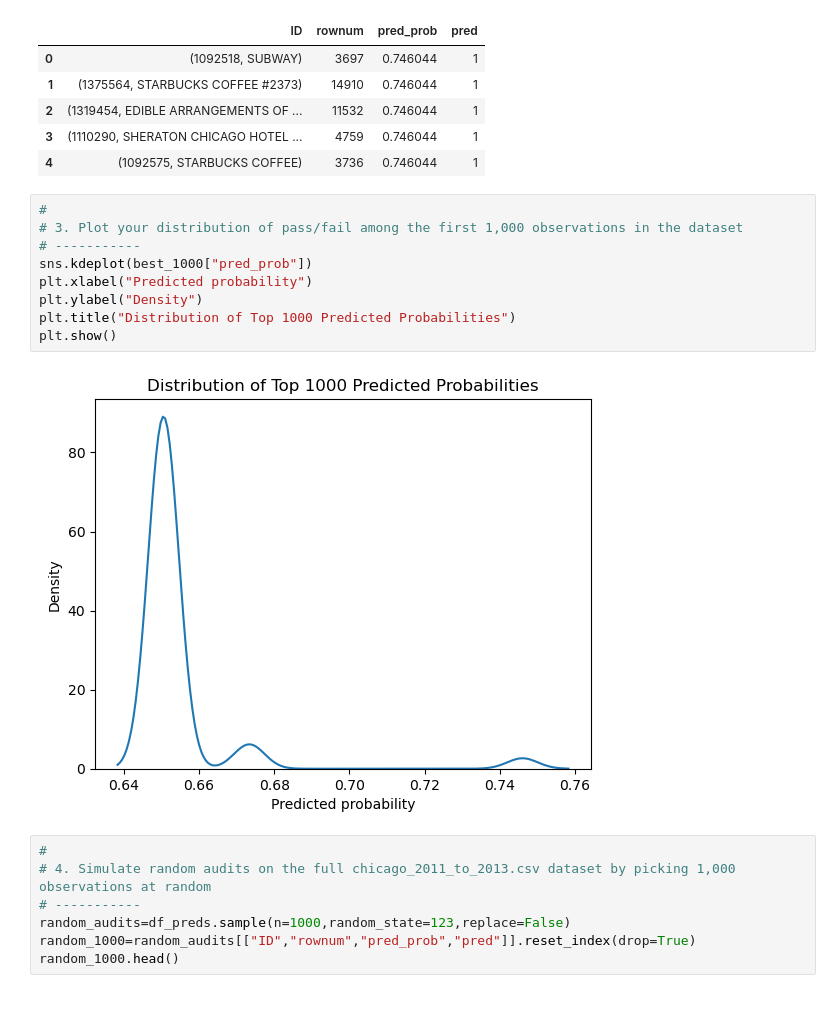
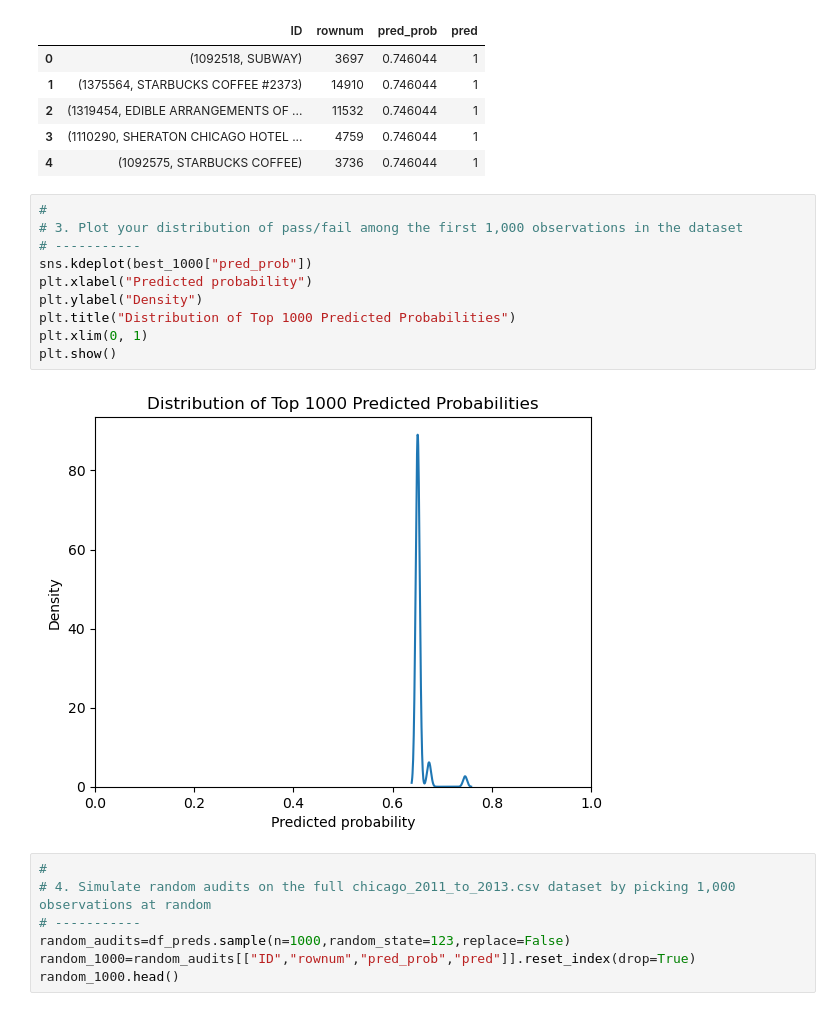
Before and after one commit to john-halifax/Computational-Social-Science-Projects, a Jupyter notebook: Project 3/Project 3 Students.ipynb, the cells around one changed output. Saved outputs shown, nothing was run; the diff lists cells and outputs as text.

```diff
--- a/Project 3/Project 3 Students.ipynb
+++ b/Project 3/Project 3 Students.ipynb
@@ -422,14 +422,15 @@ best_1000.head()
 # %%
 #
 # 3. Plot your distribution of pass/fail among the first 1,000 observations in the dataset
 # -----------
 sns.kdeplot(best_1000["pred_prob"])
 plt.xlabel("Predicted probability")
 plt.ylabel("Density")
 plt.title("Distribution of Top 1000 Predicted Probabilities")
+plt.xlim(0, 1)
 plt.show()
 # %% [output]
-[figure, old version]
+[figure, new version]
 # %%
 #
 # 4. Simulate random audits on the full chicago_2011_to_2013.csv dataset by picking 1,000 observations at random
```
Also changed, not shown: parts of 11 cells of this notebook.
